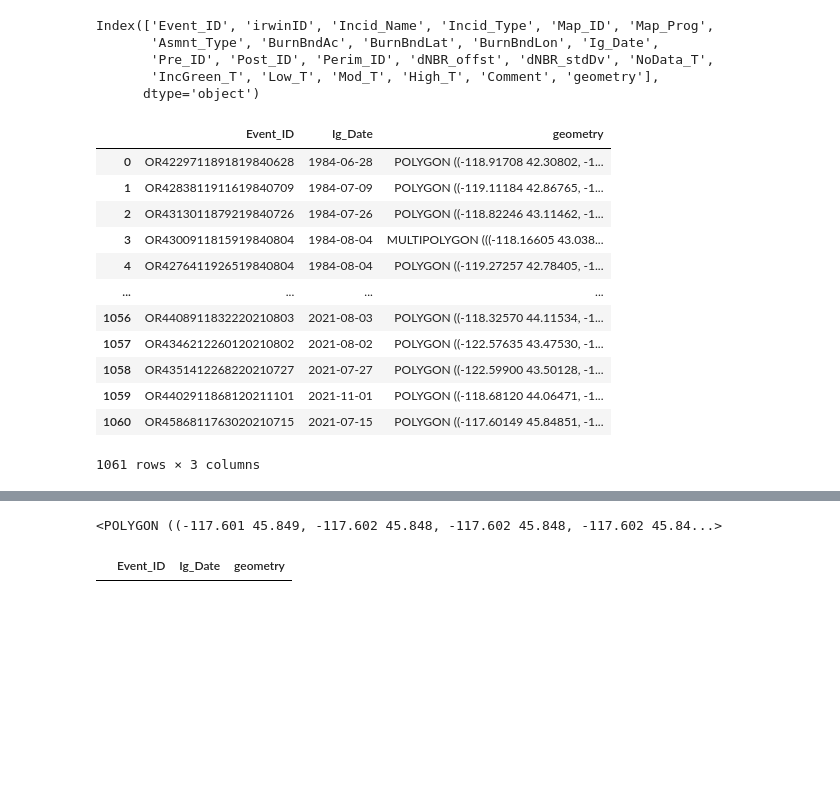
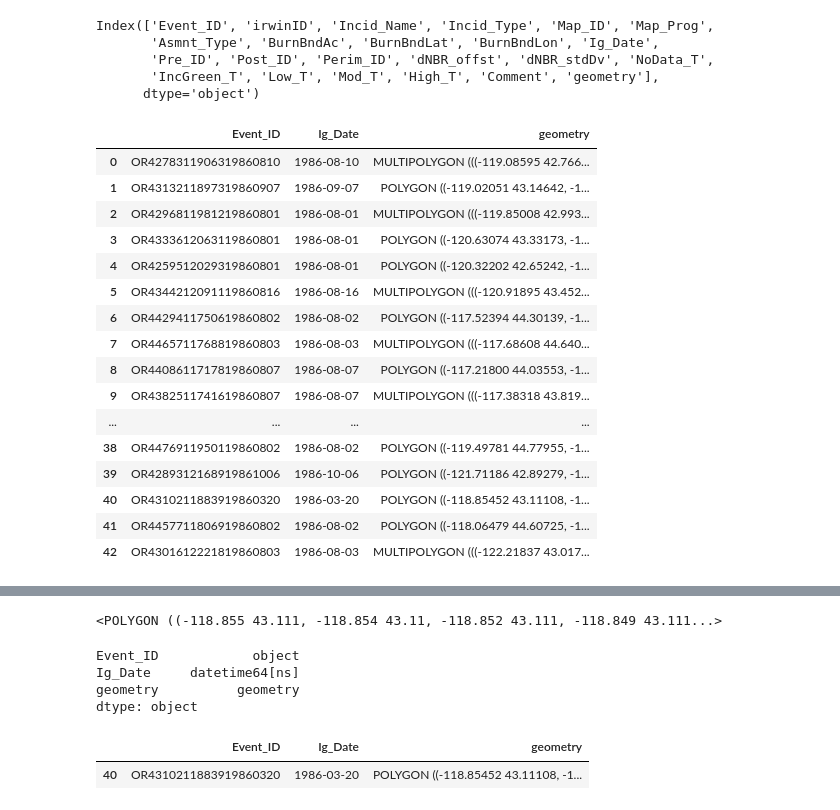
Before and after one commit to cake-dev/FireLab, a Jupyter notebook: Project/data_notebook.ipynb, the cells around one changed output, grey strips where cells are left out. Cells and saved outputs as stored; diff of their text form; code cells hidden in the pictures; blank space fills up the shorter version.

Commit message:
adding UID and EventID

```diff
--- a/Project/data_notebook.ipynb
+++ b/Project/data_notebook.ipynb
@@ -138,6 +138,7 @@ mtbs_dataset
 # load mtbs perimeters
 print("Loading MTBS perimeters")
 mtbs_perim = gpd.read_file(PATHS["mtbs_perim"])
+mtbs_perim['Ig_Date'] = pd.to_datetime(mtbs_perim['Ig_Date'])
 mtbs_perim.columns
 # %% [output]
 Loading MTBS perimeters
@@ -149,23 +150,29 @@ Index(['Event_ID', 'irwinID', 'Incid_Name', 'Incid_Type', 'Map_ID', 'Map_Prog',
 # %%
 # extract only the columns we need (Event_ID where startswith OR, Ig_Date, and geometry)
 mtbs_perim = mtbs_perim[["Event_ID", "Ig_Date", "geometry"]]
 mtbs_perim = mtbs_perim[mtbs_perim.Event_ID.str.startswith("OR")]
+# drop rows where Ig_Date before 1986 or after 2020
+mtbs_perim = mtbs_perim[mtbs_perim.Ig_Date.dt.year.between(1986, 2020)]
 mtbs_perim.reset_index(drop=True, inplace=True)
-mtbs_perim
+mtbs_perim[mtbs_perim.Ig_Date.dt.year == 1986]
 # %% [output]
 |  | Event_ID | Ig_Date | geometry |
-| 0 | OR4229711891819840628 | 1984-06-28 | POLYGON ((-118.91708 42.30802, -1... |
-| 1 | OR4283811911619840709 | 1984-07-09 | POLYGON ((-119.11184 42.86765, -1... |
-| 2 | OR4313011879219840726 | 1984-07-26 | POLYGON ((-118.82246 43.11462, -1... |
-| 3 | OR4300911815919840804 | 1984-08-04 | MULTIPOLYGON (((-118.16605 43.038... |
-| 4 | OR4276411926519840804 | 1984-08-04 | POLYGON ((-119.27257 42.78405, -1... |
+| 0 | OR4278311906319860810 | 1986-08-10 | MULTIPOLYGON (((-119.08595 42.766... |
+| 1 | OR4313211897319860907 | 1986-09-07 | POLYGON ((-119.02051 43.14642, -1... |
+| 2 | OR4296811981219860801 | 1986-08-01 | MULTIPOLYGON (((-119.85008 42.993... |
+| 3 | OR4333612063119860801 | 1986-08-01 | POLYGON ((-120.63074 43.33173, -1... |
+| 4 | OR4259512029319860801 | 1986-08-01 | POLYGON ((-120.32202 42.65242, -1... |
+| 5 | OR4344212091119860816 | 1986-08-16 | MULTIPOLYGON (((-120.91895 43.452... |
+| 6 | OR4429411750619860802 | 1986-08-02 | POLYGON ((-117.52394 44.30139, -1... |
+| 7 | OR4465711768819860803 | 1986-08-03 | MULTIPOLYGON (((-117.68608 44.640... |
+| 8 | OR4408611717819860807 | 1986-08-07 | POLYGON ((-117.21800 44.03553, -1... |
+| 9 | OR4382511741619860807 | 1986-08-07 | MULTIPOLYGON (((-117.38318 43.819... |
 | ... | ... | ... | ... |
-| 1056 | OR4408911832220210803 | 2021-08-03 | POLYGON ((-118.32570 44.11534, -1... |
-| 1057 | OR4346212260120210802 | 2021-08-02 | POLYGON ((-122.57635 43.47530, -1... |
-| 1058 | OR4351412268220210727 | 2021-07-27 | POLYGON ((-122.59900 43.50128, -1... |
-| 1059 | OR4402911868120211101 | 2021-11-01 | POLYGON ((-118.68120 44.06471, -1... |
-| 1060 | OR4586811763020210715 | 2021-07-15 | POLYGON ((-117.60149 45.84851, -1... |
+| 38 | OR4476911950119860802 | 1986-08-02 | POLYGON ((-119.49781 44.77955, -1... |
+| 39 | OR4289312168919861006 | 1986-10-06 | POLYGON ((-121.71186 42.89279, -1... |
+| 40 | OR4310211883919860320 | 1986-03-20 | POLYGON ((-118.85452 43.11108, -1... |
+| 41 | OR4457711806919860802 | 1986-08-02 | POLYGON ((-118.06479 44.60725, -1... |
+| 42 | OR4301612221819860803 | 1986-08-03 | MULTIPOLYGON (((-122.21837 43.017... |
-1061 rows × 3 columns
 # %%
 mtbs_dataset['Fire_ID'] = 'None'
 mtbs_dataset
@@ -183,21 +190,30 @@ mtbs_dataset
 | 55328730 | 55328730 | 1 | POINT (-1697460.000 2447760.000) | OR | 2020-11-05 | 1506.0 | 12.509232 | 89.095985 | 50.0 | -12.428667 | ... |
 | 55328731 | 55328731 | 1 | POINT (-1697430.000 2447760.000) | OR | 2020-11-05 | 1500.0 | 11.452854 | 92.054878 | 51.0 | -12.428667 | ... |
 55328732 rows × 25 columns
-# %%
-fire_perim_geom_or45868_ = mtbs_perim.loc[1060, 'geometry']
-fire_ig_date_or45868_ = mtbs_perim.loc[1060, 'Ig_Date']
-fire_perim_geom_or45868_
-# %% [output]
-<POLYGON ((-117.601 45.849, -117.602 45.848, -117.602 45.848, -117.602 45.84...>
+# %%
+fire_perim_geom_OR4310211883919860320 = mtbs_perim[mtbs_perim.Ig_Date.dt.year == 1986].loc[40, 'geometry']
+fire_ig_date_OR4310211883919860320 = mtbs_perim[mtbs_perim.Ig_Date.dt.year == 1986].loc[40, 'Ig_Date']
+fire_perim_geom_OR4310211883919860320
+# %% [output]
+<POLYGON ((-118.855 43.111, -118.854 43.11, -118.852 43.111, -118.849 43.111...>
 # %%
 # convert the geometry in mtbs_dataset to lat lon
 mtbs_dataset = mtbs_dataset.to_crs(epsg=4326)
 mtbs_perim = mtbs_perim.to_crs(epsg=4326)
+# %%
+mtbs_perim.dtypes
+# %% [output]
+Event_ID            object
+Ig_Date     datetime64[ns]
+geometry          geometry
+dtype: object
 # %%
 # get a ignition point from a fire in mtbs_dataset
-fire_point_geom_or45868_ = mtbs_dataset.loc[0, 'geometry']
+fire_point_geom_OR4310211883919860320= mtbs_dataset.loc[12, 'geometry']
+dataset_fire_ig_date_OR4310211883919860320 = mtbs_dataset.loc[12, 'ig_date']
 
 # see if the point is within any perimeter from mtbs_perim
-mtbs_perim[mtbs_perim.geometry.contains(fire_point_geom_or45868_)]
+mtbs_perim[(mtbs_perim.geometry.contains(fire_point_geom_OR4310211883919860320)) & (mtbs_perim.Ig_Date == dataset_fire_ig_date_OR4310211883919860320)]
 # %% [output]
 |  | Event_ID | Ig_Date | geometry |
+| 40 | OR4310211883919860320 | 1986-03-20 | POLYGON ((-118.85452 43.11108, -1... |
```
Also changed, not shown: parts of 1 cell of this notebook.
